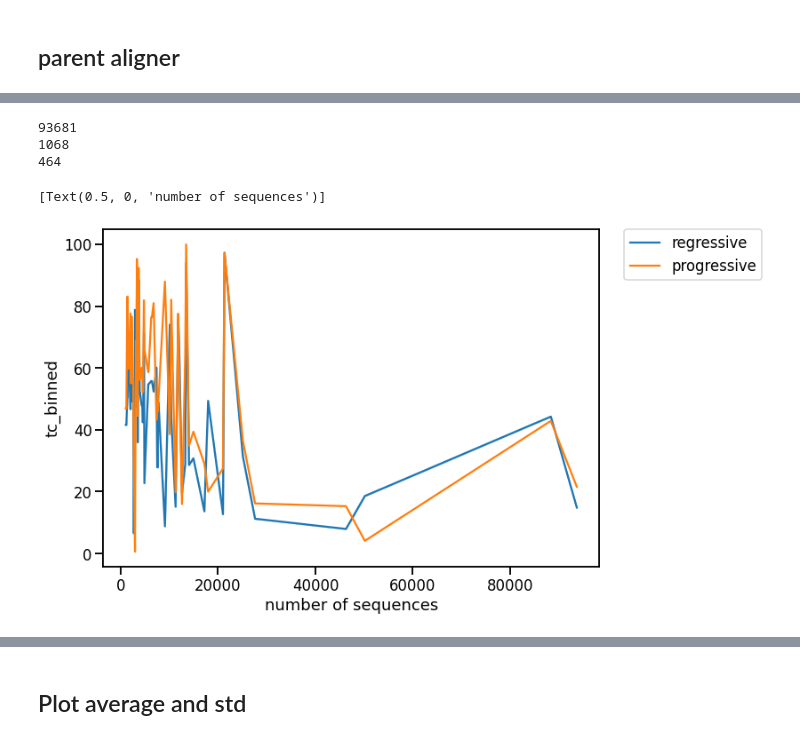
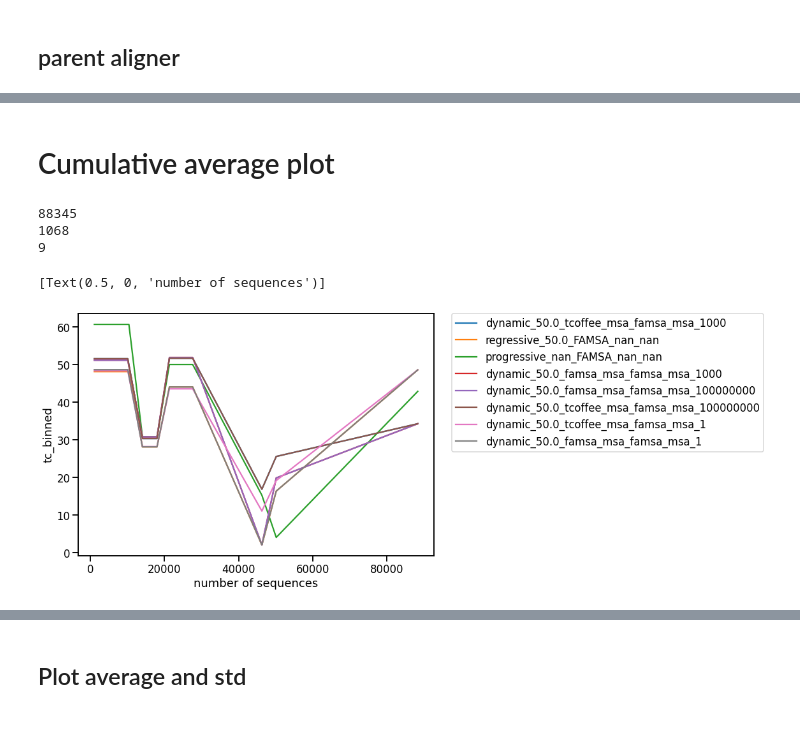
Before and after one commit to luisas/nf_structural_regression, a Jupyter notebook: notebook/02_benchmark_dynamic.ipynb, the cells around one changed output, grey strips where cells are left out. Cells and saved outputs as stored; diff of their text form; code cells hidden in the pictures.

```diff
--- a/notebook/02_benchmark_dynamic.ipynb
+++ b/notebook/02_benchmark_dynamic.ipynb
@@ -54,12 +85,15 @@ Name: 1, dtype: int64
 # %% [markdown]
 ## msa evaluation
 # %%
+# Define dataset
 dataset = "homfam"
+eval_dir = join("/home/luisasantus/Desktop/crg_cluster/projects/structural_regression/results/",dataset,"evaluation/CSV/")
 
 
-eval_dir = join("/home/luisasantus/Desktop/crg_cluster/projects/structural_regression/results/",dataset,"evaluation/CSV/")
 scores_df = get_evaluation_all(eval_dir)
+# add AF2
 scores_df["benchmarking_dataset"] = dataset
+scores_df = pd.merge(scores_df,af2_grouped,on = ["family", "benchmarking_dataset"])
 scores_df["bucket_size"] = pd.to_numeric(scores_df.bucket_size)
 
 # sep reference and full
@@ -141,38 +217,40 @@ for metric in metrics:
+# %% [markdown]
+# Cumulative average plot
 # %%
 # try plotting with cumavg
 sns.set_context("talk")
 # Only keep 10k sequences or more
 
 
 
 
-bin_window = 200
+bin_window = 10000
 n_bins = ceil((df.n_sequences.max()-df.n_sequences.min())/bin_window)
 print(df.n_sequences.max())
 print(df.n_sequences.min())
 print(n_bins)
-df = stats_alignments_full_sorted[stats_alignments_full_sorted.n_sequences>1000]
-df = df.sort_values(by=["n_sequences"])
+df = stats_alignments_full[stats_alignments_full.n_sequences>1000]
+df = df.sort_values(by=["n_sequences"], ascending=True)
 df["seq_bin"] = pd.cut(df.n_sequences, n_bins)
-bin_means = pd.DataFrame(df.groupby(["seq_bin", "method"])["tc"].mean()).reset_index()
-bin_means.columns = ['seq_bin', "method", 'tc_binned']
+bin_means = pd.DataFrame(df.groupby(["seq_bin", "approach"])["tc"].mean()).reset_index()
+bin_means.columns = ['seq_bin', "approach", 'tc_binned']
 bin_means.head(1)
-df = pd.merge(df, bin_means, on = ["seq_bin","method"])
+df = pd.merge(df, bin_means, on = ["seq_bin","approach"])
 df.head(2)
 
 
 f, ax = plt.subplots(figsize=(10, 7))
 x = df.n_sequences
 y = (df.sort_values(by=["n_sequences"])["tc_binned"])
-hue = df["method"]
+hue = df["approach"]
 
-g_results = sns.lineplot(x = x, y = y, hue = hue)
+g_results = sns.lineplot(x = x, y = y, hue = hue, ci = "sd")
 
 plt.legend(bbox_to_anchor=(1.05, 1), loc=2, borderaxespad=0.)
 ax.set(xlabel='number of sequences')
 # %% [output]
-93681
+88345
 1068
-464
+9
 [Text(0.5, 0, 'number of sequences')]
-[figure, old version]
+[figure, new version]
```
Also changed, not shown: parts of 32 cells of this notebook, 4 other files.
